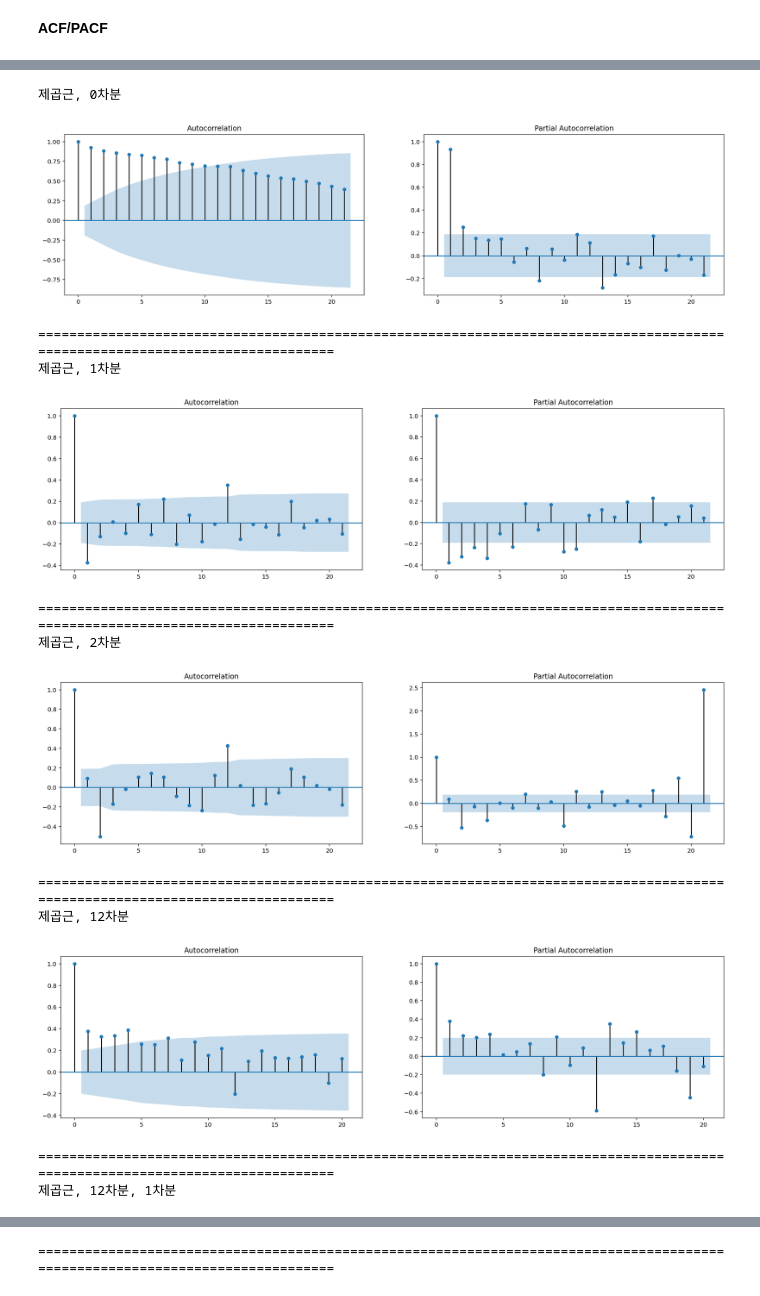
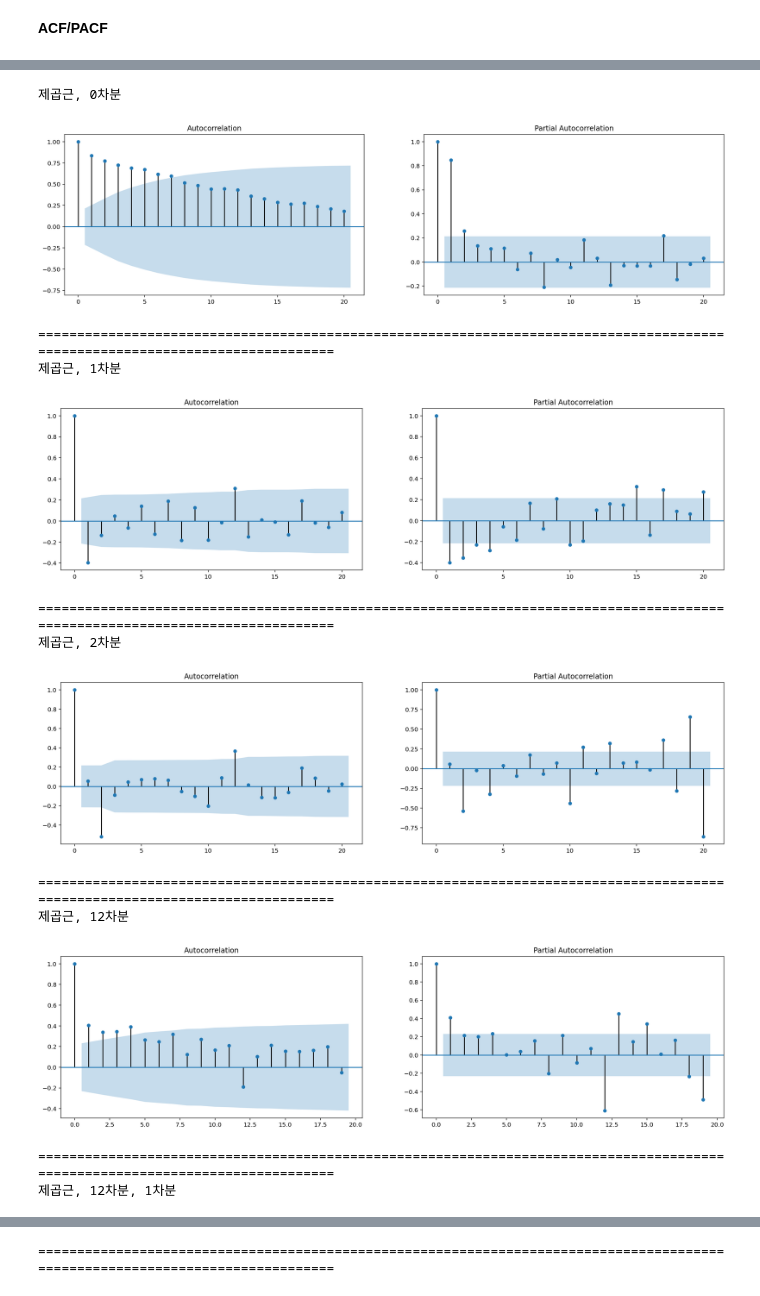
Before and after one commit to skaurl/ktx-srt, a Jupyter notebook: Untitled0.ipynb, the cells around one changed output, grey strips where cells are left out. Saved outputs shown, nothing was run; the diff lists cells and outputs as text; code cells hidden in the pictures.

```diff
--- a/Untitled0.ipynb
+++ b/Untitled0.ipynb
@@ -156,7 +154,7 @@ df['년월'] = pd.to_datetime(df['년월'])
 df.index = df.년월
 del df['년월']
 
-df = df.iloc[81:,:].apply(np.sqrt)
+df = df.iloc[81:165,:].apply(np.sqrt)
 
 print('제곱근, 0차분')
 fig, axes = plt.subplots(1, 2, figsize=(20,5))
@@ -171,38 +169,38 @@ fig = sm.graphics.tsa.plot_acf(df.diff(periods=1).iloc[1:,0], ax=axes[0])
 fig = sm.graphics.tsa.plot_pacf(df.diff(periods=1).iloc[1:,0], ax=axes[1])
 plt.show()
 print('==============================================================================================================================')
 
 print('제곱근, 2차분')
 fig, axes = plt.subplots(1, 2, figsize=(20,5))
 fig = sm.graphics.tsa.plot_acf(df.diff(periods=2).iloc[2:,0], ax=axes[0])
 fig = sm.graphics.tsa.plot_pacf(df.diff(periods=2).iloc[2:,0], ax=axes[1])
 plt.show()
 print('==============================================================================================================================')
 
 print('제곱근, 12차분')
 fig, axes = plt.subplots(1, 2, figsize=(20,5))
 fig = sm.graphics.tsa.plot_acf(df.diff(periods=12).iloc[12:,0], ax=axes[0])
 fig = sm.graphics.tsa.plot_pacf(df.diff(periods=12).iloc[12:,0], ax=axes[1])
 plt.show()
 print('==============================================================================================================================')
 
 print('제곱근, 12차분, 1차분')
 fig, axes = plt.subplots(1, 2, figsize=(20,5))
 fig = sm.graphics.tsa.plot_acf(df.diff(periods=12).diff(periods=1).iloc[13:,0], ax=axes[0])
 fig = sm.graphics.tsa.plot_pacf(df.diff(periods=12).diff(periods=1).iloc[13:,0], ax=axes[1])
 plt.show()
 print('==============================================================================================================================')
 # %% [output]
 제곱근, 0차분
-[figure, old version]
+[figure, new version]
 ==============================================================================================================================
 제곱근, 1차분
-[figure, old version]
+[figure, new version]
 ==============================================================================================================================
 제곱근, 2차분
-[figure, old version]
+[figure, new version]
 ==============================================================================================================================
 제곱근, 12차분
-[figure, old version]
+[figure, new version]
 ==============================================================================================================================
 제곱근, 12차분, 1차분
```
Also changed, not shown: parts of 10 cells of this notebook.
